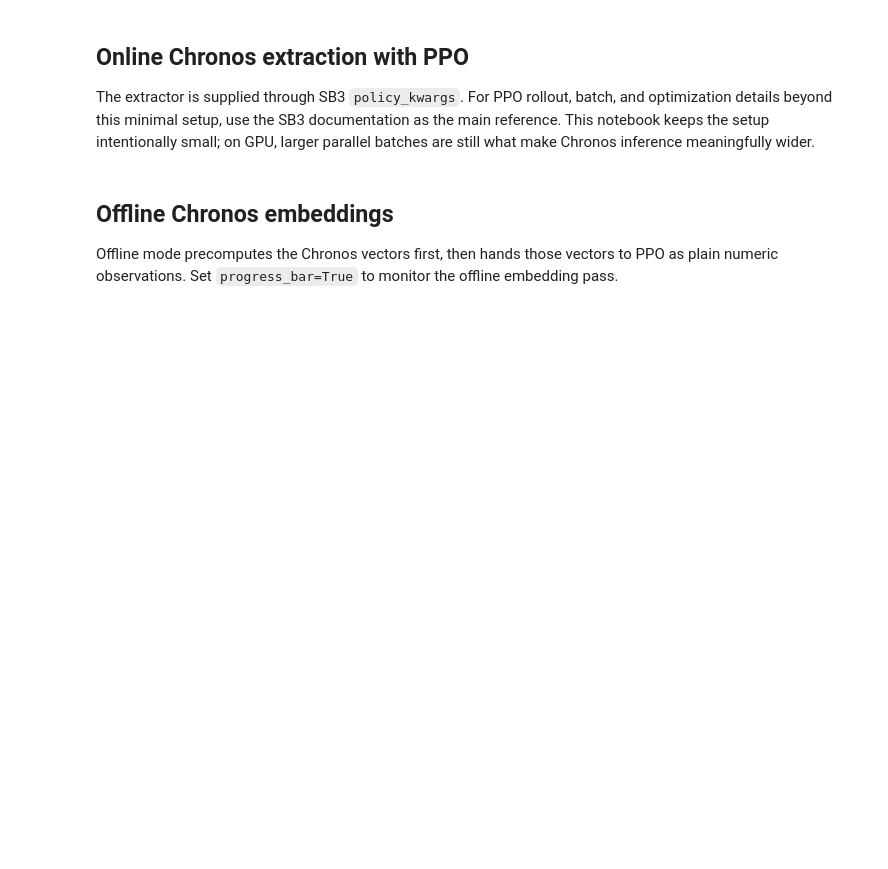
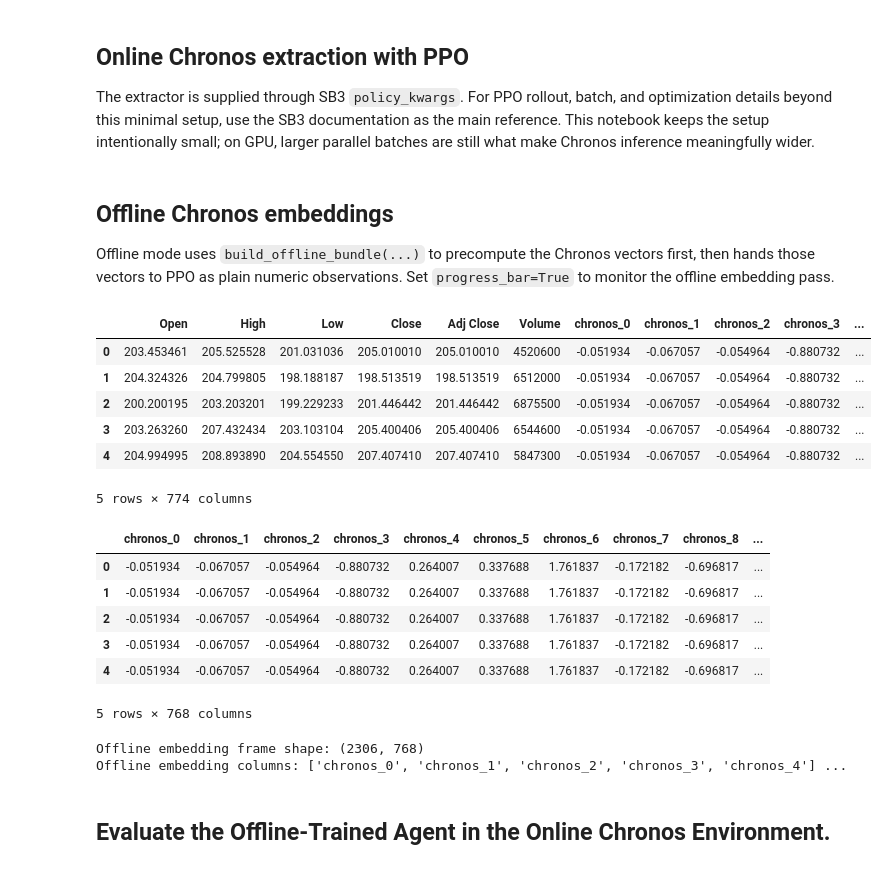
Before and after one commit to cpohagwu/crosslearn, a Jupyter notebook: examples/05_gym-anytrading_sb3_chronos2.ipynb, the cells around one changed output. Drawn from its saved outputs; the diff is of its cells as text; code cells hidden in the pictures; blank space fills up the shorter version.

```diff
--- a/examples/05_gym-anytrading_sb3_chronos2.ipynb
+++ b/examples/05_gym-anytrading_sb3_chronos2.ipynb
@@ -88,40 +87,37 @@ render_single_episode(make_online_env(), model)
 # %% [markdown]
 ## Offline Chronos embeddings
 
-Offline mode precomputes the Chronos vectors first, then hands those vectors to PPO as plain numeric observations. Set `progress_bar=True` to monitor the offline embedding pass.
+Offline mode uses `build_offline_bundle(...)` to precompute the Chronos vectors first, then hands those vectors to PPO as plain numeric observations. Set `progress_bar=True` to monitor the offline embedding pass.
 # %%
-def build_offline_bundle(df, lookback, frame_bound):
-    start = frame_bound[0] - lookback
-    end = frame_bound[1]
-    history = df.iloc[start:end].reset_index(drop=True).copy()
-
-    embedder = ChronosEmbedder(
-        feature_names=FEATURE_COLUMNS,
-        selected_columns=SELECTED_COLUMNS,
-    )
-    embedded = embedder.transform_dataframe(
-        history,
-        lookback=lookback,
-        columns=FEATURE_COLUMNS,
-        progress_bar=True,
-    )
-    embedding_columns = [
-        column for column in embedded.columns if column.startswith('chronos_')
-    ]
-    embedded = embedded.iloc[lookback - 1 :].reset_index(drop=True)
-
-    return {
-        'df': embedded,
-        'prices': embedded.loc[:, 'Close'].to_numpy(dtype=np.float32),
-        'signal_features': embedded.loc[:, embedding_columns].to_numpy(dtype=np.float32),
-        'embedding_columns': embedding_columns,
-    }
-
-
-offline_bundle = build_offline_bundle(STOCKS_GOOGL, LOOKBACK, FRAME_BOUND)
-print(offline_bundle['df'].head())
-print('Offline feature matrix shape:', offline_bundle['signal_features'].shape)
-print('Offline embedding columns:', offline_bundle['embedding_columns'][:5], '...')
+offline_bundle = build_offline_bundle(
+    STOCKS_GOOGL,
+    lookback=LOOKBACK,
+    frame_bound=FRAME_BOUND,
+    feature_columns=FEATURE_COLUMNS,
+    selected_columns=SELECTED_COLUMNS,
+    progress_bar=True,
+)
+display(offline_bundle["df"].head())
+display(offline_bundle["embedding_frame"].head())
+print("Offline embedding frame shape:", offline_bundle["embedding_frame"].shape)
+print("Offline embedding columns:", offline_bundle["embedding_frame"].columns[:5].tolist(), "...")
+# %% [output]
+|  | Open | High | Low | Close | Adj Close | Volume | chronos_0 | chronos_1 | chronos_2 | chronos_3 | ... |
+| 0 | 203.453461 | 205.525528 | 201.031036 | 205.010010 | 205.010010 | 4520600 | -0.051934 | -0.067057 | -0.054964 | -0.880732 | ... |
+| 1 | 204.324326 | 204.799805 | 198.188187 | 198.513519 | 198.513519 | 6512000 | -0.051934 | -0.067057 | -0.054964 | -0.880732 | ... |
+| 2 | 200.200195 | 203.203201 | 199.229233 | 201.446442 | 201.446442 | 6875500 | -0.051934 | -0.067057 | -0.054964 | -0.880732 | ... |
+| 3 | 203.263260 | 207.432434 | 203.103104 | 205.400406 | 205.400406 | 6544600 | -0.051934 | -0.067057 | -0.054964 | -0.880732 | ... |
+| 4 | 204.994995 | 208.893890 | 204.554550 | 207.407410 | 207.407410 | 5847300 | -0.051934 | -0.067057 | -0.054964 | -0.880732 | ... |
+5 rows × 774 columns
+|  | chronos_0 | chronos_1 | chronos_2 | chronos_3 | chronos_4 | chronos_5 | chronos_6 | chronos_7 | chronos_8 | ... |
+| 0 | -0.051934 | -0.067057 | -0.054964 | -0.880732 | 0.264007 | 0.337688 | 1.761837 | -0.172182 | -0.696817 | ... |
+| 1 | -0.051934 | -0.067057 | -0.054964 | -0.880732 | 0.264007 | 0.337688 | 1.761837 | -0.172182 | -0.696817 | ... |
+| 2 | -0.051934 | -0.067057 | -0.054964 | -0.880732 | 0.264007 | 0.337688 | 1.761837 | -0.172182 | -0.696817 | ... |
+| 3 | -0.051934 | -0.067057 | -0.054964 | -0.880732 | 0.264007 | 0.337688 | 1.761837 | -0.172182 | -0.696817 | ... |
+| 4 | -0.051934 | -0.067057 | -0.054964 | -0.880732 | 0.264007 | 0.337688 | 1.761837 | -0.172182 | -0.696817 | ... |
+5 rows × 768 columns
+Offline embedding frame shape: (2306, 768)
+Offline embedding columns: ['chronos_0', 'chronos_1', 'chronos_2', 'chronos_3', 'chronos_4'] ...
 # %%
 class OfflineStocksEnv(StocksEnv):
     def __init__(self, prices, signal_features, **kwargs):
@@ -150,3 +146,5 @@ offline_model = PPO('MlpPolicy',
 offline_model.learn(total_timesteps=10_000)
 # %%
 render_single_episode(make_offline_env(), offline_model)
+# %% [markdown]
+## Evaluate the Offline-Trained Agent in the Online Chronos Environment.
```
Also changed, not shown: parts of 6 cells of this notebook, 7 other files.
